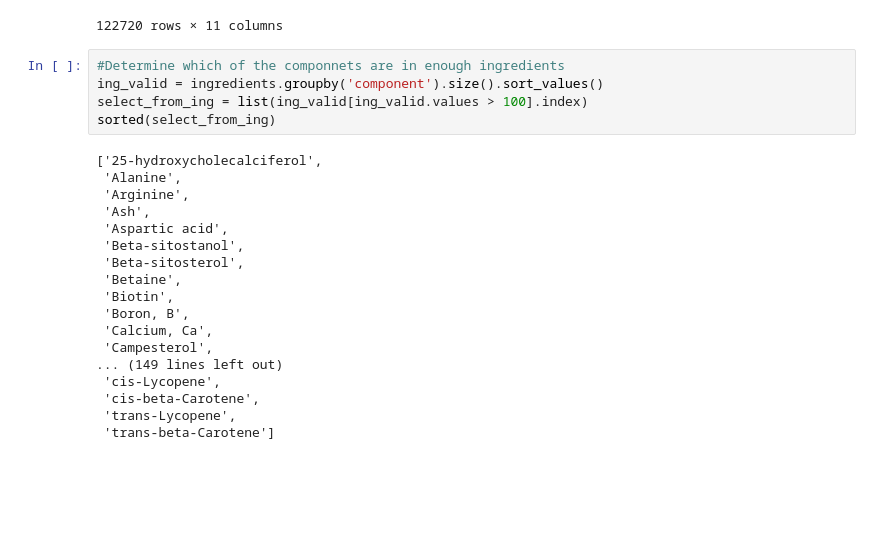
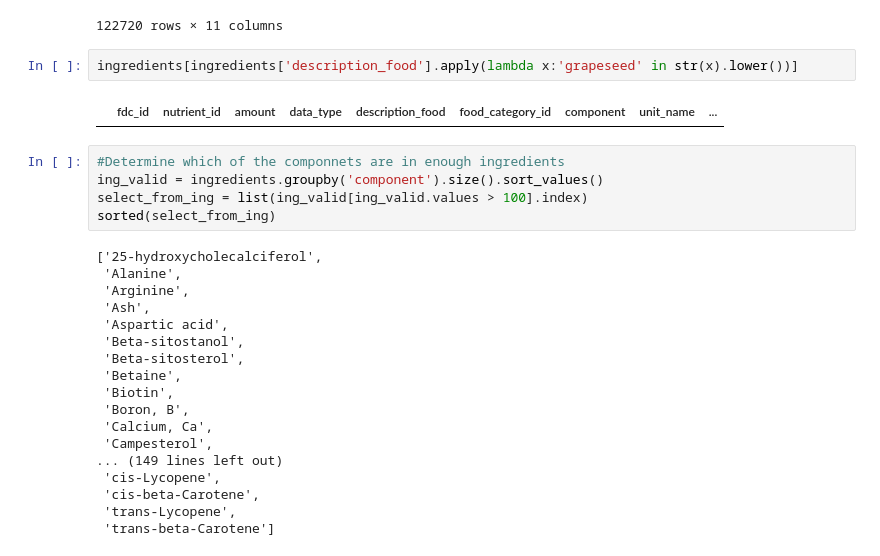
Before and after one commit to mbonakdar1982/smart_chef, a Jupyter notebook: Untitled.ipynb, the cells around one changed output. Cells and saved outputs as stored; diff of their text form; blank space fills up the shorter version.

```diff
--- a/Untitled.ipynb
+++ b/Untitled.ipynb
@@ -368,6 +368,10 @@ ingredients
 | 122718 | 2265116 | 1176 | 0.00 | sub_sample_food | applesauce, unsweetened, with vit... | 9.0 | Biotin | UG | ... |
 | 122719 | 2265117 | 1176 | 0.00 | sub_sample_food | applesauce, unsweetened, with vit... | 9.0 | Biotin | UG | ... |
 122720 rows × 11 columns
+# %%
+ingredients[ingredients['description_food'].apply(lambda x:'grapeseed' in str(x).lower())]
+# %% [output]
+|  | fdc_id | nutrient_id | amount | data_type | description_food | food_category_id | component | unit_name | ... |
 # %%
 #Determine which of the componnets are in enough ingredients
 ing_valid = ingredients.groupby('component').size().sort_values()
```
Also changed, not shown: parts of 25 cells of this notebook, 1 other file.
